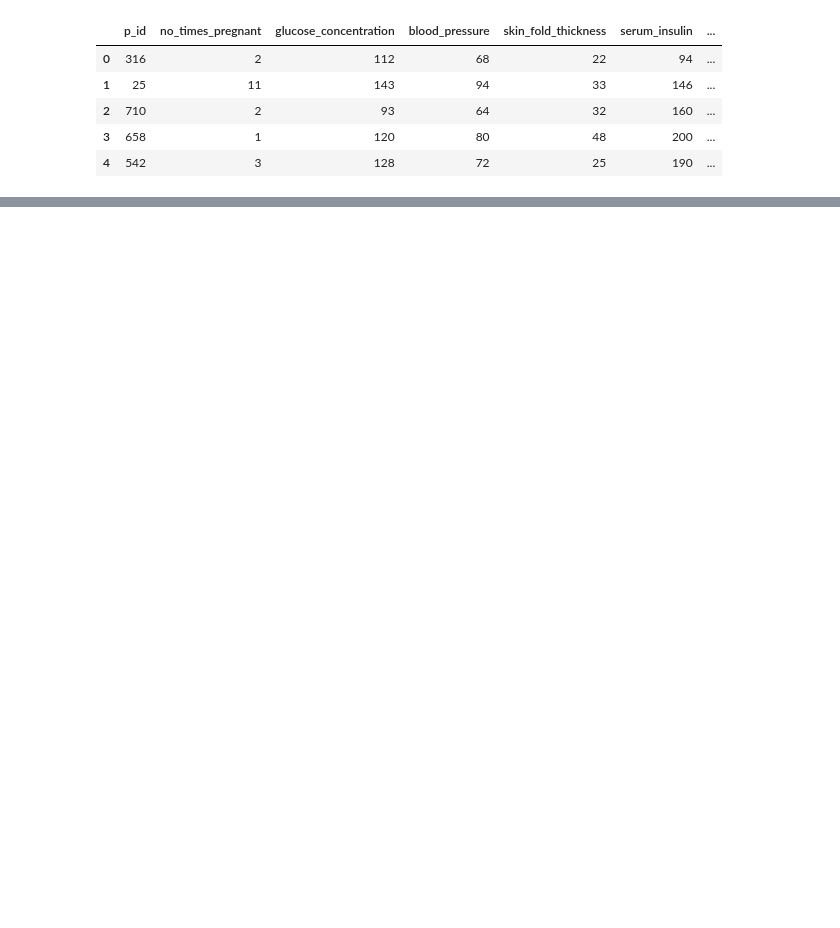
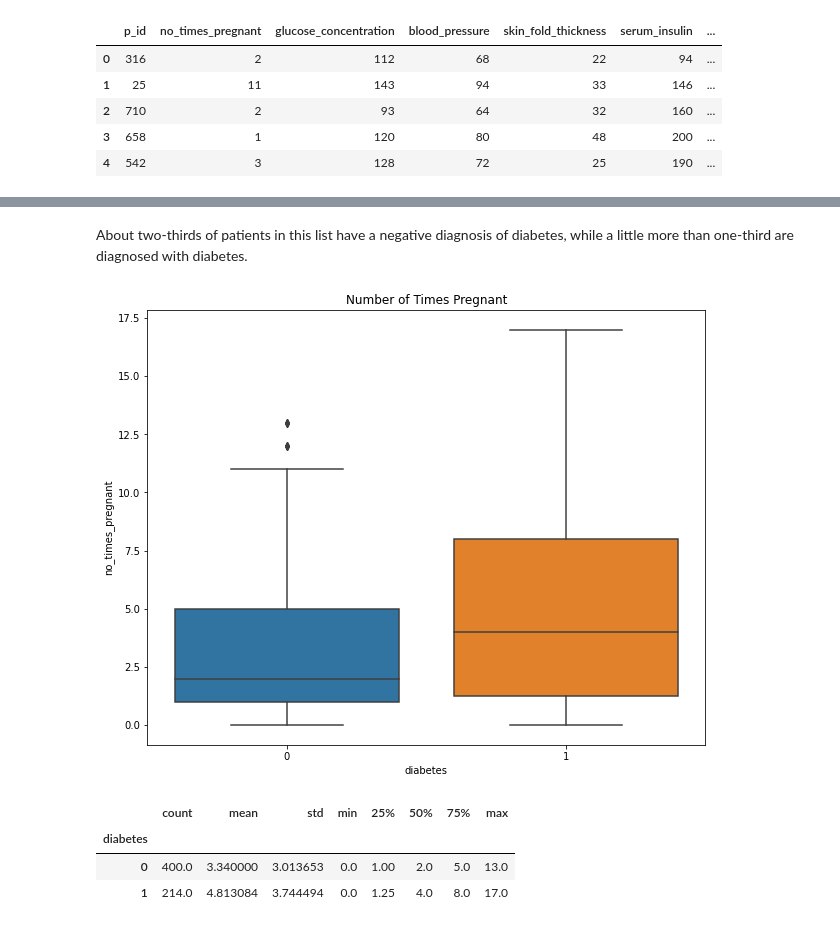
Before and after one commit to smaxwell953/Springboard_DSC_Career_Track, a Jupyter notebook: 20.3_Data_Storytelling/20.3_Data_Storytelling_Diabetes.ipynb, the cells around one changed output, grey strips where cells are left out. Cells and saved outputs as stored; diff of their text form; code cells hidden in the pictures; blank space fills up the shorter version.

```diff
--- a/20.3_Data_Storytelling/20.3_Data_Storytelling_Diabetes.ipynb
+++ b/20.3_Data_Storytelling/20.3_Data_Storytelling_Diabetes.ipynb
@@ -124,0 +72,18 @@ Ttest_indResult(statistic=0.0, pvalue=1.0)
+# %% [markdown]
+About two-thirds of patients in this list have a negative diagnosis of diabetes, while a little more than one-third are diagnosed with diabetes.
+# %%
+# What is the breakdown in positive and negative diagnoses by number of times pregnant?
+plt.figure(figsize=(10, 8))
+sns.boxplot(x='diabetes', y='no_times_pregnant', data=diabetes)
+plt.title('Number of Times Pregnant')
+plt.show()
+# %% [output]
+[figure, added]
+# %%
+# Pregnancy stats
+diabetes.groupby('diabetes')['no_times_pregnant'].describe()
+# %% [output]
+|  | count | mean | std | min | 25% | 50% | 75% | max |
+| diabetes |  |  |  |  |  |  |  |  |
+| 0 | 400.0 | 3.340000 | 3.013653 | 0.0 | 1.00 | 2.0 | 5.0 | 13.0 |
+| 1 | 214.0 | 4.813084 | 3.744494 | 0.0 | 1.25 | 4.0 | 8.0 | 17.0 |
```
Also changed, not shown: parts of 45 cells of this notebook.
